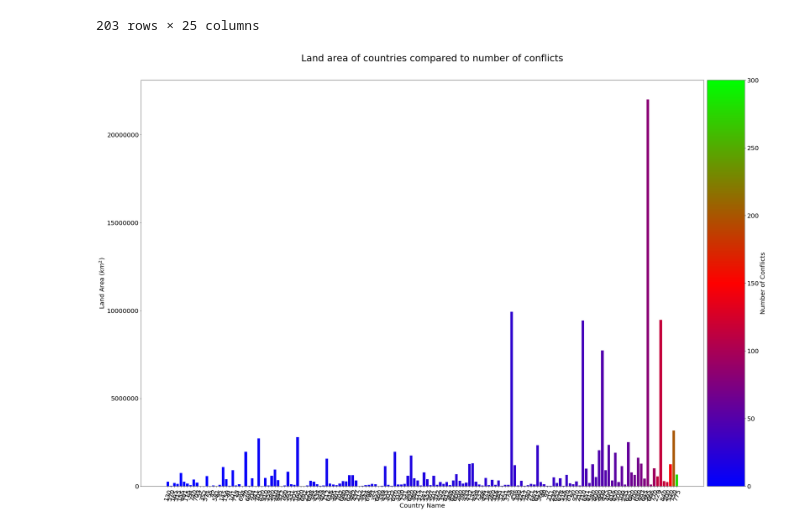
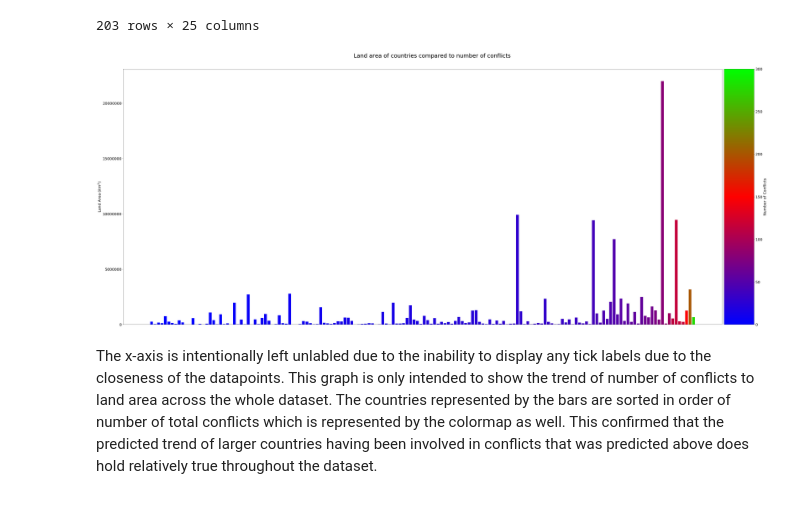
Before and after one commit to jenna-jordan/IS590DV-FinalProject, a Jupyter notebook: FinalProject-GP-ForPeers-v2.ipynb, the cells around one changed output. Cells and saved outputs as stored; diff of their text form; code cells hidden in the pictures.

Commit message:
Should be a more final version. added some naratives and tweaked some visuals.

```diff
--- a/FinalProject-GP-ForPeers-v2.ipynb
+++ b/FinalProject-GP-ForPeers-v2.ipynb
@@ -172,33 +187,34 @@ sorted_counts_full
 # %%
 my_cmap3 = cm.get_cmap('brg')
 my_norm3 = Normalize(vmin=0, vmax=300)
 
 
-fig3 = plt.figure(figsize=(30,30))
-gs2 = gridspec.GridSpec(1, 2, width_ratios=[15, 1])
+fig3 = plt.figure(figsize=(50,30))
+gs2 = gridspec.GridSpec(1, 2, width_ratios=[20, 1])
 nax1 = plt.subplot(gs2[0])
 nax1.bar(sorted_counts_full['gw_code'].astype(str),sorted_counts_full['area'], color=my_cmap3(my_norm3(sorted_counts_full['number_of_conflicts'].to_list())))
 nax1.ticklabel_format(axis="y", style="plain")
-nax1.set_xlabel('Country Name', fontsize=20)
+#nax1.set_xlabel('Country Name', fontsize=20)
+nax1.set_xticks([])
 
 nax2 = plt.subplot(gs2[1])
 ncb = matplotlib.colorbar.ColorbarBase(nax2, cmap=my_cmap3, norm=my_norm3, orientation='vertical')
 ncb.set_label('Number of Conflicts', fontsize=20)
 
 nax1.set_ylabel('Land Area ($km^2$)', fontsize=20)
 nax1.xaxis.set_tick_params(labelsize=20)
 nax1.yaxis.set_tick_params(labelsize=20)
 
 nax2.xaxis.set_tick_params(labelsize=20)
 nax2.yaxis.set_tick_params(labelsize=20)
 
-for ax in fig3.axes:
-    matplotlib.pyplot.sca(ax)
-    plt.xticks(rotation=70)
 
 plt.suptitle("Land area of countries compared to number of conflicts", fontsize=30)
 
 plt.tight_layout(rect=[0, 0.3, 1, 0.95])
+
 plt.savefig(fname="fig2.png")
 # %% [output]
-[figure, old version]
+[figure, new version]
+# %% [markdown]
+The x-axis is intentionally left unlabled due to the inability to display any tick labels due to the closeness of the datapoints. This graph is only intended to show the trend of number of conflicts to land area across the whole dataset. The countries represented by the bars are sorted in order of number of total conflicts which is represented by the colormap as well. This confirmed that the predicted trend of larger countries having been involved in conflicts that was predicted above does hold relatively true throughout the dataset.
```
Also changed, not shown: parts of 10 cells of this notebook, 2 other files.
